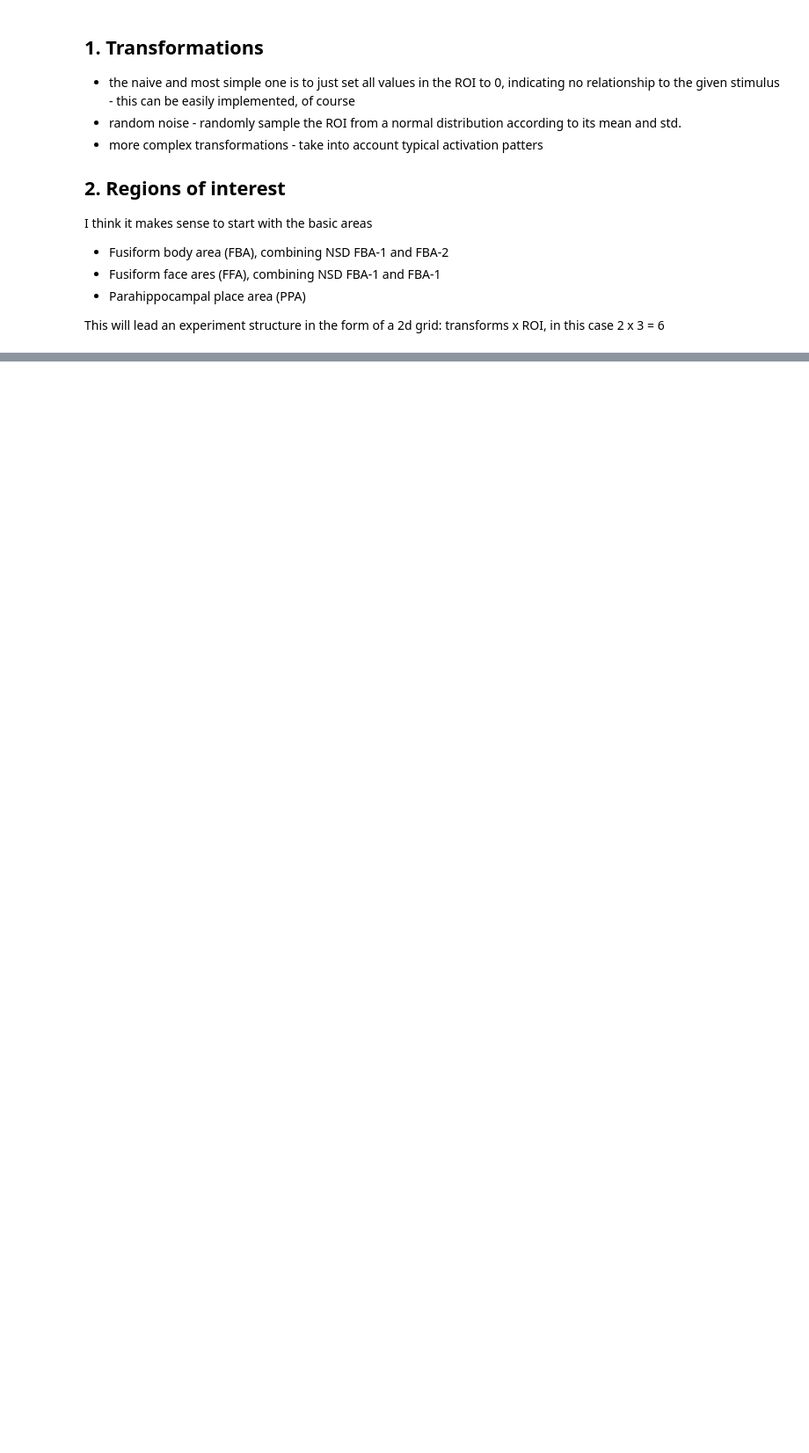
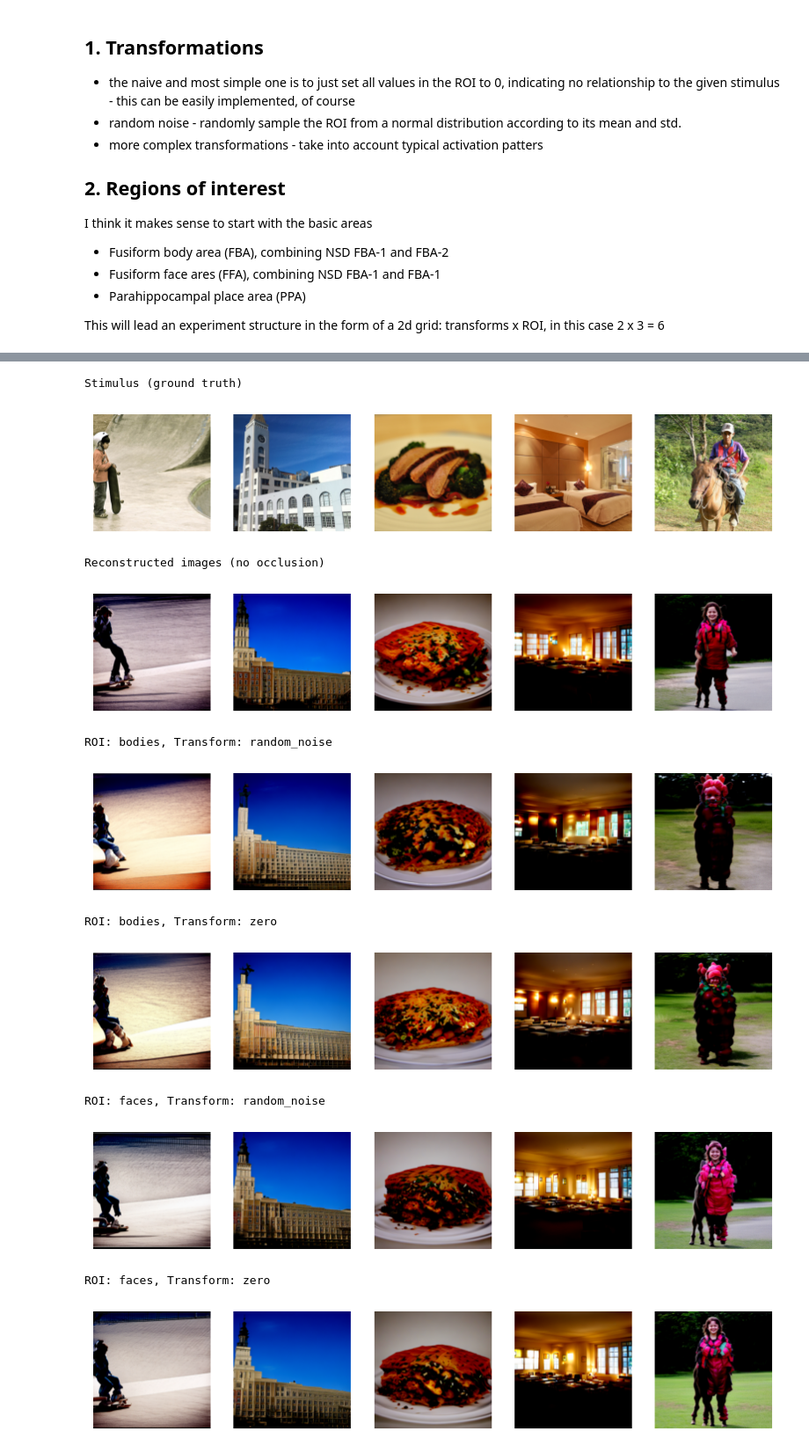
Before and after one commit to frederikdammeier/neuroflow-latent-analysis, a Jupyter notebook: experiments/occlusion/fmri_to_image.ipynb, the cells around one changed output, grey strips where cells are left out. Shown at 88% size. Drawn from its saved outputs; the diff is of its cells as text; code cells hidden in the pictures; blank space fills up the shorter version.

```diff
--- a/experiments/occlusion/fmri_to_image.ipynb
+++ b/experiments/occlusion/fmri_to_image.ipynb
@@ -205,0 +238,10 @@ ROI: ppa, Transform: zero
+# %%
+bodies_mask = get_roi_mask(roi_ids=[1, 2, 3, 4], mask_file='../../sample_data/roi/floc-bodies.nii.gz')
+faces_mask = get_roi_mask(roi_ids=[1, 2, 3, 4, 5], mask_file='../../sample_data/roi/floc-faces.nii.gz')
+places_mask = get_roi_mask(roi_ids=[1, 2, 3], mask_file='../../sample_data/roi/floc-places.nii.gz')
+
+masks = {
+    'bodies': bodies_mask,
+    'faces': faces_mask,
+    'places': places_mask
+}
@@ -205,0 +264,46 @@ ROI: ppa, Transform: zero
+# %%
+print("Stimulus (ground truth)")
+plt.figure(figsize=(10, 2))
+for i, img in enumerate(stimuli_imgs[:5]):
+    plt.subplot(1, len(stimuli_imgs[:5]), i + 1)
+    plt.imshow(img)
+    plt.axis('off')
+plt.show()
+
+print("Reconstructed images (no occlusion)")
+plt.figure(figsize=(10, 2))
+for i, img in enumerate(recon_imgs[:5]):
+    plt.subplot(1, len(recon_imgs[:5]), i + 1)
+    plt.imshow(img)
+    plt.axis('off')
+plt.show()
+
+for roi in masks.keys():
+    for transform in transforms.keys():
+        recon_imgs_masked = torch.load(f'/u/fdammeier/artifacts/fmri_occlusion_{roi}_{transform}/reconstructed_images.pt')
+
+        recon_imgs_masked.clamp_(0, 1)
+
+        # shape = N x C x H x W
+        # plot images
+        print(f"ROI: {roi}, Transform: {transform}")
+        plt.figure(figsize=(10, 2))
+        for i in range(recon_imgs_masked.shape[0]):
+            img = recon_imgs_masked[i].squeeze().permute(1, 2, 0).numpy()  # convert to H x W x C
+            plt.subplot(1, recon_imgs_masked.shape[0], i + 1)
+            plt.imshow(img)
+            plt.axis('off')
+        plt.show()
+# %% [output]
+Stimulus (ground truth)
+[figure, added]
+Reconstructed images (no occlusion)
+[figure, added]
+ROI: bodies, Transform: random_noise
+[figure, added]
+ROI: bodies, Transform: zero
+[figure, added]
+ROI: faces, Transform: random_noise
+[figure, added]
+ROI: faces, Transform: zero
+[figure, added]
```
Also changed, not shown: parts of 15 cells of this notebook.
